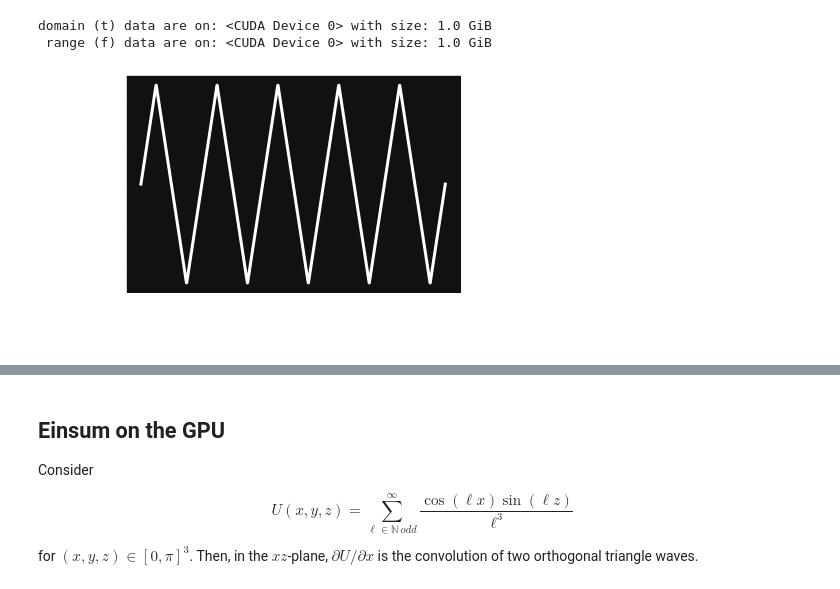
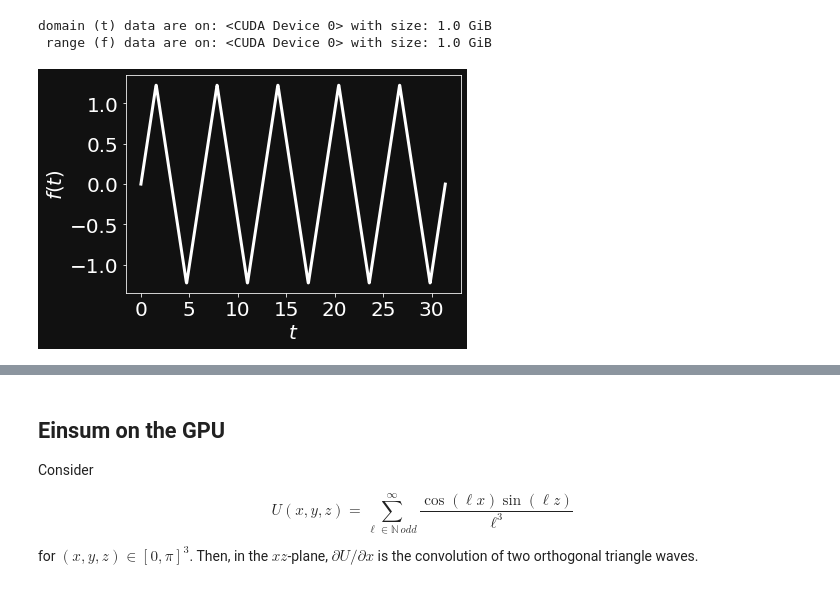
Before and after one commit to jyalim/RCworkshops, a Jupyter notebook: ML90-python/fft-alignment-speed/fft-nvidia.ipynb, the cells around one changed output, grey strips where cells are left out. Drawn from its saved outputs; the diff is of its cells as text; code cells hidden in the pictures.

```diff
--- a/ML90-python/fft-alignment-speed/fft-nvidia.ipynb
+++ b/ML90-python/fft-alignment-speed/fft-nvidia.ipynb
@@ -55,13 +55,14 @@ domain (t) data are on: <CUDA Device 0> with size: 1.0 GiB
 # %%
 skip = 1000
 ts,fs= [ np.asnumpy(u)[::skip] for u in [t,f] ]
+plt.figure(facecolor='#111111')
 plt.plot(ts,fs,'w-',lw=3)
 _=plt.xticks(fontsize=20)
 _=plt.yticks(fontsize=20)
 _=plt.xlabel(r'$t$',fontsize=20,color='w')
 _=plt.ylabel(r'$f(t)$',fontsize=20,color='w')
 # %% [output]
-[figure, old version]
+[figure, new version]
 # %%
 %%time
 q = np.abs(np.fft.fft(f)[:M//2])
```
Also changed, not shown: parts of 10 cells of this notebook, 1 other file.
